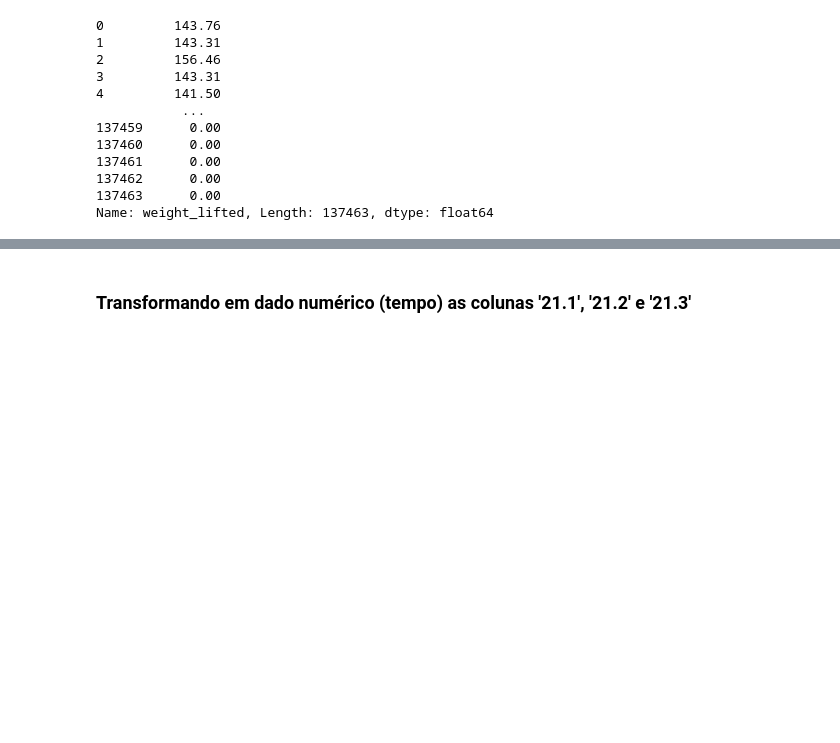
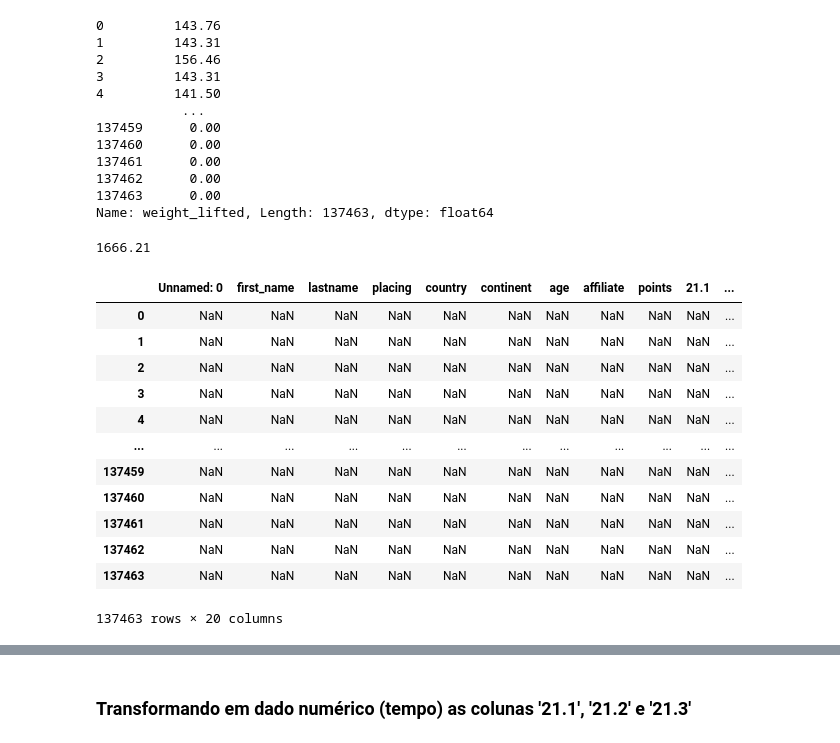
Before and after one commit to DheniMoura/Crossfit_open_2021, a Jupyter notebook: Limpeza_de_dados/male_limpeza_dados.ipynb, the cells around one changed output, grey strips where cells are left out. Saved outputs shown, nothing was run; the diff lists cells and outputs as text; code cells hidden in the pictures; blank space fills up the shorter version.

```diff
--- a/Limpeza_de_dados/male_limpeza_dados.ipynb
+++ b/Limpeza_de_dados/male_limpeza_dados.ipynb
@@ -256,3 +256,8 @@ open_masc['weight_lifted']
 137462      0.00
 137463      0.00
 Name: weight_lifted, Length: 137463, dtype: float64
+# %%
+peso_maximo = open_masc['weight_lifted'].max()
+peso_maximo
+# %% [output]
+1666.21
@@ -258,0 +271,17 @@ Name: weight_lifted, Length: 137463, dtype: float64
+# %%
+teste = open_masc.where(open_masc.weight_lifted == 1666.21)
+teste
+# %% [output]
+|  | Unnamed: 0 | first_name | lastname | placing | country | continent | age | affiliate | points | 21.1 | ... |
+| 0 | NaN | NaN | NaN | NaN | NaN | NaN | NaN | NaN | NaN | NaN | ... |
+| 1 | NaN | NaN | NaN | NaN | NaN | NaN | NaN | NaN | NaN | NaN | ... |
+| 2 | NaN | NaN | NaN | NaN | NaN | NaN | NaN | NaN | NaN | NaN | ... |
+| 3 | NaN | NaN | NaN | NaN | NaN | NaN | NaN | NaN | NaN | NaN | ... |
+| 4 | NaN | NaN | NaN | NaN | NaN | NaN | NaN | NaN | NaN | NaN | ... |
+| ... | ... | ... | ... | ... | ... | ... | ... | ... | ... | ... | ... |
+| 137459 | NaN | NaN | NaN | NaN | NaN | NaN | NaN | NaN | NaN | NaN | ... |
+| 137460 | NaN | NaN | NaN | NaN | NaN | NaN | NaN | NaN | NaN | NaN | ... |
+| 137461 | NaN | NaN | NaN | NaN | NaN | NaN | NaN | NaN | NaN | NaN | ... |
+| 137462 | NaN | NaN | NaN | NaN | NaN | NaN | NaN | NaN | NaN | NaN | ... |
+| 137463 | NaN | NaN | NaN | NaN | NaN | NaN | NaN | NaN | NaN | NaN | ... |
+137463 rows × 20 columns
```
Also changed, not shown: parts of 58 cells of this notebook, 18 other files.
